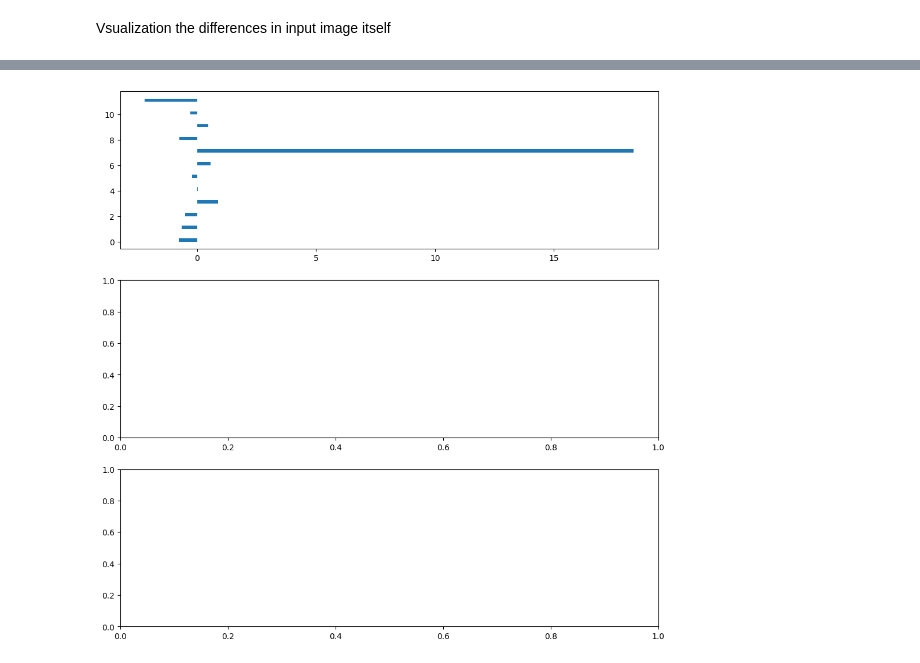
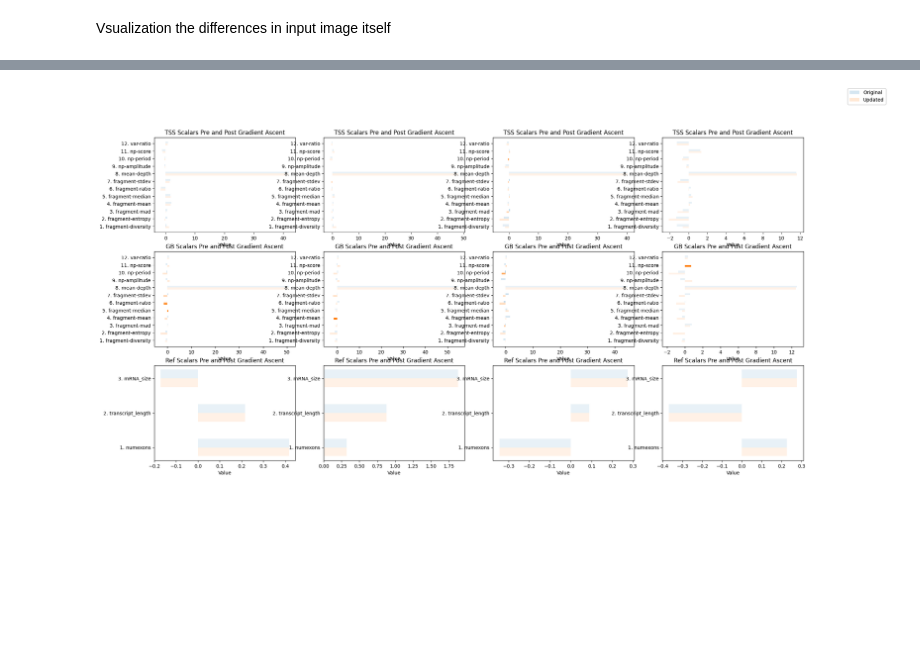
Before and after one commit to denniepatton/Proteus, a Jupyter notebook: interpretation.ipynb, the cells around one changed output, grey strips where cells are left out. Saved outputs shown, nothing was run; the diff lists cells and outputs as text; code cells hidden in the pictures; blank space fills up the shorter version.

Commit message:
Preliminary Interpretation Wrapper

```diff
--- a/interpretation.ipynb
+++ b/interpretation.ipynb
@@ -981,17 +835,21 @@ print(best_model.predict(updated_ten_image))
 Vsualization the differences in input image itself
 # %%
 #Plot the input image
+
 plt.clf()
 cols = ['1. Depth', '2. Probable Nucleosome Center Profile', '3. Phased Nucleosome Profile', '4. Fragment Length Short:Long ratio', '5. Fragment Length Diversity', '6. Fragment Length Entropy', '7. Peaks']
-fig, axs = plt.subplots(len(cols), 1, figsize=(24, 12))
-for i in range(len(cols)):
-    axs[i].plot(input_data_single[0][0][:, i])
-    axs[i].set_ylabel(cols[i], rotation=0)
-    axs[i].plot(updated_ten_image[0][0][:, i])
-    #axs[i, 1].set_ylabel(cols[i], rotation=0)
+fig, axs = plt.subplots(len(cols), iters, figsize=(48, 12))
+for it in range(iters):
 
-plt.subplots_adjust(left=0.5)
-fig.legend(['Original', 'Updated'], loc='upper right')
+    for i in range(len(cols)):
+        axs[i, it].plot(original_images[it][0][0][:, i])
+        axs[i, it].set_ylabel(cols[i], rotation=0)
+        axs[i, it].plot(updated_images[it][0][0][:, i])
+        #axs[i, 1].set_ylabel(cols[i], rotation=0)
+
+    #plt.subplots_adjust(left=0.5)
+    fig.legend(['Original', 'Updated'], loc='upper right')
+
 plt.show()
 # %% [output]
 <Figure size 640x480 with 0 Axes>
@@ -1003,41 +861,40 @@ plt.show()
 TSS_scalar_cols = ['1. fragment-diversity', '2. fragment-entropy', '3. fragment-mad', '4. fragment-mean', '5. fragment-median', '6. fragment-ratio', '7. fragment-stdev', '8. mean-depth', '9. np-amplitude', '10. np-period', '11. np-score', '12. var-ratio' ]
 ref_scalar_cols = ['1. numexons', '2. transcript_length', '3. mRNA_size']
 cols_list = [TSS_scalar_cols, TSS_scalar_cols, ref_scalar_cols]
+bar_width = 0.5
+fig, axs = plt.subplots(3,iters, figsize=(24, 12))
+for it in range(iters):
+    rel_diff_prelim_list = []
+    for i in range(3):
+        rel_diff = (np.abs(updated_images[it][i+1][0] - original_images[it][i+1][0])) / np.abs(original_images[it][i+1][0])
+        if i == 0:
+            min_val = np.min(rel_diff)
+            max_val = np.max(rel_diff)
+        else:
+            if np.min(rel_diff) < min_val:
+                min_val = np.min(rel_diff)
+            if np.max(rel_diff) > max_val:
+                max_val = np.max(rel_diff)
+        rel_diff_prelim_list.append(rel_diff)
 
-bar_width = 0.5
-fig, axs = plt.subplots(3,1, figsize=(12, 12))
-
-rel_diff_prelim_list = []
-for i in range(3):
-    rel_diff = (np.abs(updated_ten_image[i+1][0] - input_data_single[i+1][0])) / np.abs(input_data_single[i+1][0])
-    if i == 0:
-        min_val = np.min(rel_diff)
-        max_val = np.max(rel_diff)
-    else:
-        if np.min(rel_diff) < min_val:
-            min_val = np.min(rel_diff)
-        if np.max(rel_diff) > max_val:
-            max_val = np.max(rel_diff)
-    rel_diff_prelim_list.append(rel_diff)
-
-rel_diff_list = []
-for i in range(3):
-    rel_diff_list.append((((rel_diff_prelim_list[i] - min_val) / (max_val - min_val))*(9/10) + 1/10).tolist())
+    rel_diff_list = []
+    for i in range(3):
+        rel_diff_list.append((((rel_diff_prelim_list[i] - min_val) / (max_val - min_val))*(9/10) + 1/10).tolist())
 
 
-title_list = ['TSS Scalars', 'GB Scalars', 'Ref Scalars']
-for i in range(3):
-    bars = axs[i].barh(np.arange(len(cols_list[i])) + bar_width/4, input_data_single[i+1][0], height=bar_width/2, label='Original')
-    for bar, alpha in zip(bars, rel_diff_list[i]):
-        bar.set_alpha(alpha)
-    bars = axs[i].barh(np.arange(len(cols_list[i])) - bar_width/4, updated_ten_image[i+1][0], height=bar_width/2, label='Updated')
-    for bar, alpha in zip(bars, rel_diff_list[i]):
-        bar.set_alpha(alpha)
-    axs[i].set_xlabel('Value')
-    axs[i].set_yticks(np.arange(len(cols_list[i])), cols_list[i])
-    axs[i].set_title(f'{title_list[i]} Pre and Post Gradient Ascent')
+    title_list = ['TSS Scalars', 'GB Scalars', 'Ref Scalars']
+    for i in range(3):
+        bars = axs[i, it].barh(np.arange(len(cols_list[i])) + bar_width/4, original_images[it][i+1][0], height=bar_width/2, label='Original')
+        for bar, alpha in zip(bars, rel_diff_list[i]):
+            bar.set_alpha(alpha)
+        bars = axs[i, it].barh(np.arange(len(cols_list[i])) - bar_width/4, updated_images[it][i+1][0], height=bar_width/2, label='Updated')
+        for bar, alpha in zip(bars, rel_diff_list[i]):
+            bar.set_alpha(alpha)
+        axs[i, it].set_xlabel('Value')
+        axs[i, it].set_yticks(np.arange(len(cols_list[i])), cols_list[i])
+        axs[i, it].set_title(f'{title_list[i]} Pre and Post Gradient Ascent')
 
 
-fig.legend(['Original', 'Updated'], loc='upper right')
-fig.show()
+    fig.legend(['Original', 'Updated'], loc='upper right')
+    fig.show()
 # %% [output]
@@ -1046 +901 @@ ValueError: alpha (nan) is outside 0-1 range
-[figure, old version]
+[figure, new version]
```
Also changed, not shown: parts of 51 cells of this notebook.
